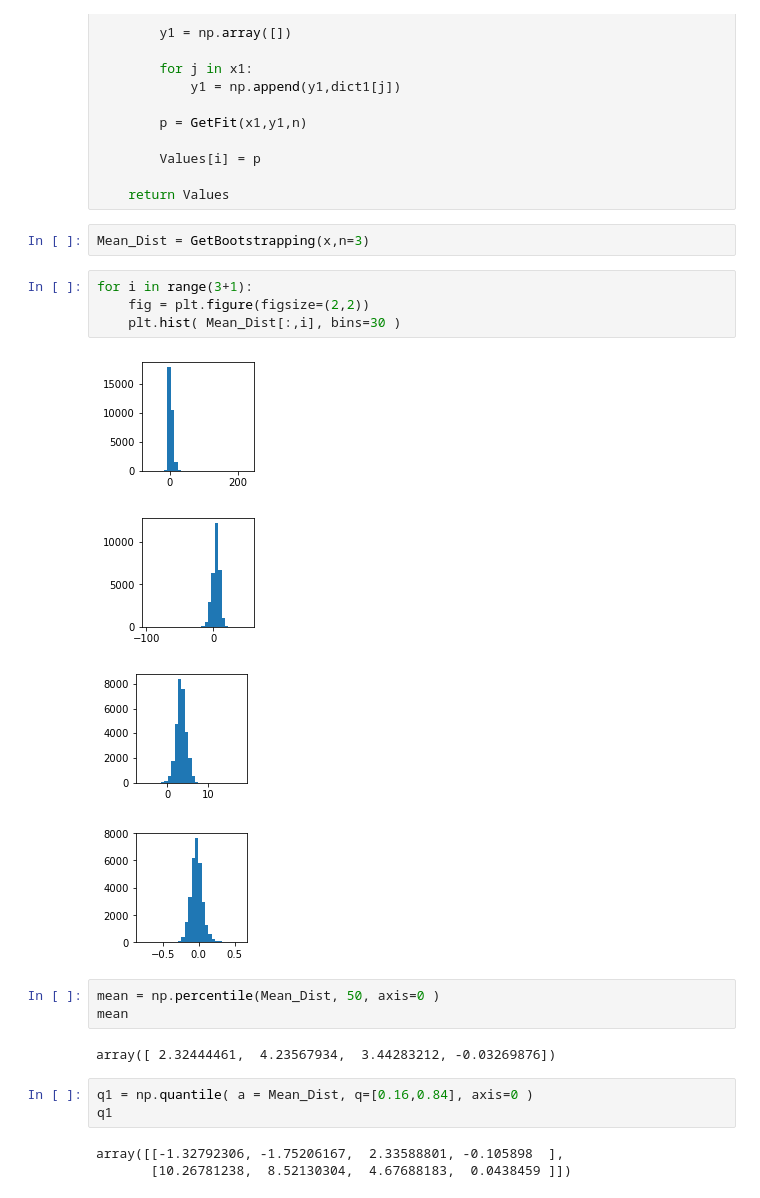
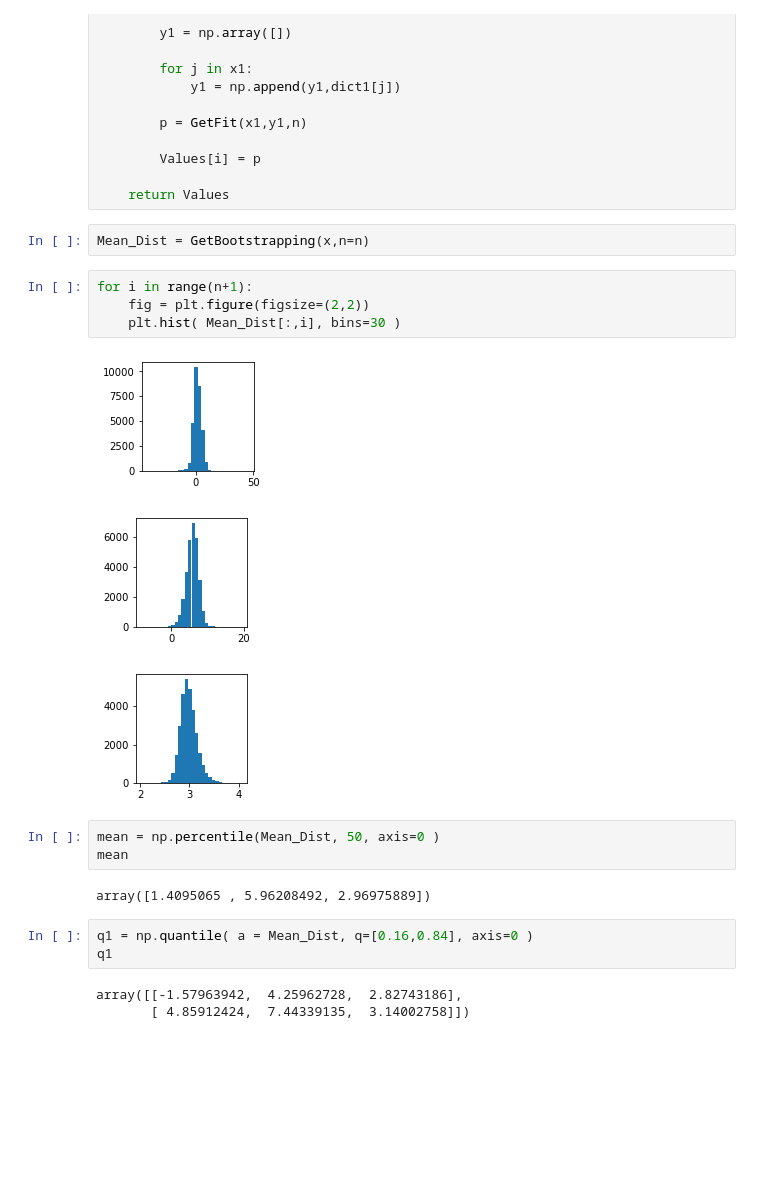
Before and after one commit to psalazarg02/MetodosComputacionales20222, a Jupyter notebook: Week8/IncertidumbreMinimosCuadrados.ipynb, the cells around one changed output. Drawn from its saved outputs; the diff is of its cells as text; blank space fills up the shorter version.

```diff
--- a/Week8/IncertidumbreMinimosCuadrados.ipynb
+++ b/Week8/IncertidumbreMinimosCuadrados.ipynb
@@ -188,27 +190,26 @@ def GetBootstrapping(x,n=3,Ntrials=int(3e4)):
 
     return Values
 # %%
-Mean_Dist = GetBootstrapping(x,n=3)
+Mean_Dist = GetBootstrapping(x,n=n)
 # %%
-for i in range(3+1):
+for i in range(n+1):
     fig = plt.figure(figsize=(2,2))
     plt.hist( Mean_Dist[:,i], bins=30 )
 # %% [output]
-[figure, old version]
+[figure, new version]
-[figure, old version]
+[figure, new version]
-[figure, old version]
+[figure, new version]
-[figure, removed]
 # %%
 mean = np.percentile(Mean_Dist, 50, axis=0 )
 mean
 # %% [output]
-array([ 2.32444461,  4.23567934,  3.44283212, -0.03269876])
+array([1.4095065 , 5.96208492, 2.96975889])
 # %%
 q1 = np.quantile( a = Mean_Dist, q=[0.16,0.84], axis=0 )
 q1
 # %% [output]
-array([[-1.32792306, -1.75206167,  2.33588801, -0.105898  ],
-       [10.26781238,  8.52130304,  4.67688183,  0.0438459 ]])
+array([[-1.57963942,  4.25962728,  2.82743186],
+       [ 4.85912424,  7.44339135,  3.14002758]])
 # %%
 errorsup = q1[1] - mean
 errorinf = mean - q1[0]
```
Also changed, not shown: parts of 10 cells of this notebook.
